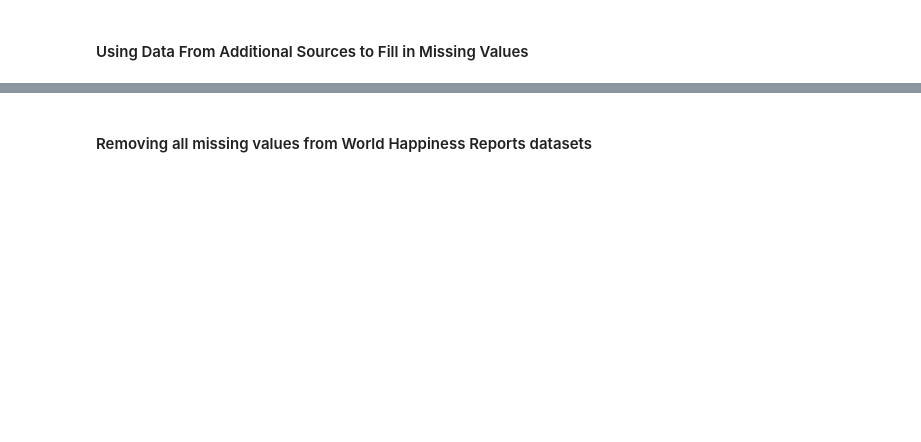
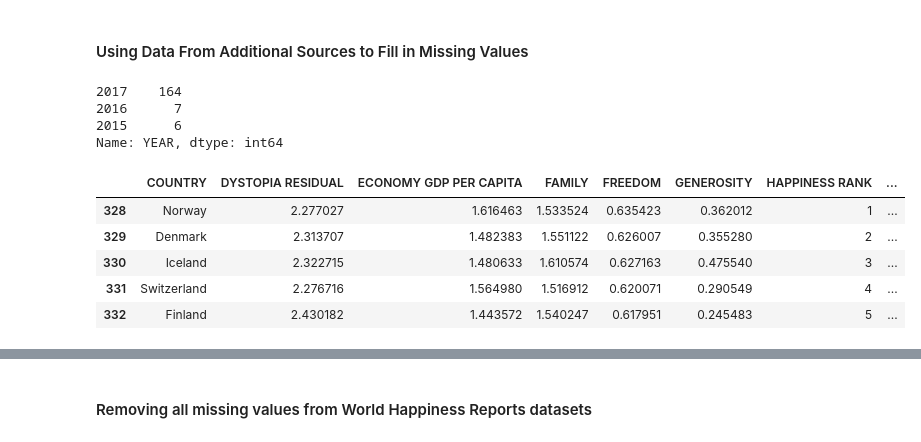
Before and after one commit to evgenursic/python-analitika-2, a Jupyter notebook: Del_03_Pandas_data_cleaning_napredno/03_Pandas_data_cleaning_napredno_CLEAN.ipynb, the cells around one changed output, grey strips where cells are left out. Drawn from its saved outputs; the diff is of its cells as text; code cells hidden in the pictures; blank space fills up the shorter version.

```diff
--- a/Del_03_Pandas_data_cleaning_napredno/03_Pandas_data_cleaning_napredno_CLEAN.ipynb
+++ b/Del_03_Pandas_data_cleaning_napredno/03_Pandas_data_cleaning_napredno_CLEAN.ipynb
@@ -684,7 +1103,19 @@ region_nan = combine_droped['REGION'].isnull()
 # %%
-combine_droped[region_nan]['YEAR'].value_counts()
+combined_droped[region_nan]['YEAR'].value_counts()
+# %% [output]
+2017    164
+2016      7
+2015      6
+Name: YEAR, dtype: int64
 # %%
-combine_dropped.loc[combine_droped['YEAR']==2017, :].head()
+combined_droped.loc[combined_droped['YEAR']==2017, :].head()
+# %% [output]
+|  | COUNTRY | DYSTOPIA RESIDUAL | ECONOMY GDP PER CAPITA | FAMILY | FREEDOM | GENEROSITY | HAPPINESS RANK | ... |
+| 328 | Norway | 2.277027 | 1.616463 | 1.533524 | 0.635423 | 0.362012 | 1 | ... |
+| 329 | Denmark | 2.313707 | 1.482383 | 1.551122 | 0.626007 | 0.355280 | 2 | ... |
+| 330 | Iceland | 2.322715 | 1.480633 | 1.610574 | 0.627163 | 0.475540 | 3 | ... |
+| 331 | Switzerland | 2.276716 | 1.564980 | 1.516912 | 0.620071 | 0.290549 | 4 | ... |
+| 332 | Finland | 2.430182 | 1.443572 | 1.540247 | 0.617951 | 0.245483 | 5 | ... |
 # %%
 regions2015 = happiness2015[['COUNTRY', 'REGION']].copy()
 regions2016 = happiness2016[['COUNTRY', 'REGION']].copy()
```
Also changed, not shown: parts of 91 cells of this notebook, 15 other files.
